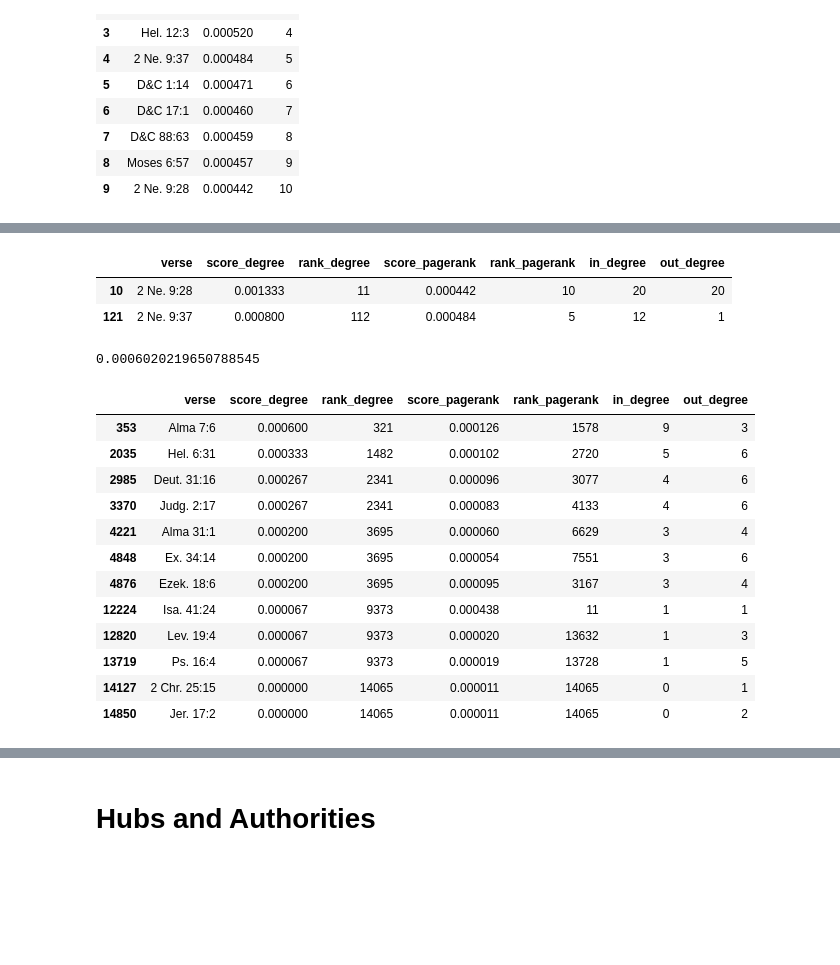
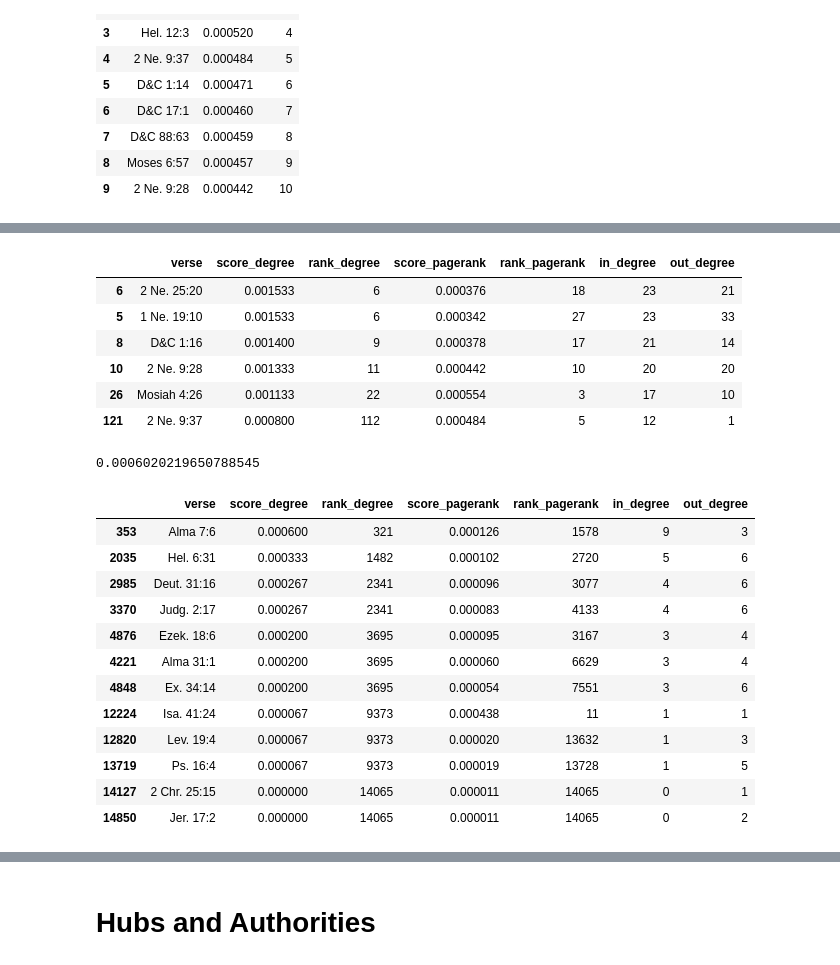
Before and after one commit to skearnes/scripture-graph, a Jupyter notebook: posts/2020-12-31/post.ipynb, the cells around one changed output, grey strips where cells are left out. Drawn from its saved outputs; the diff is of its cells as text; code cells hidden in the pictures; blank space fills up the shorter version.

```diff
--- a/posts/2020-12-31/post.ipynb
+++ b/posts/2020-12-31/post.ipynb
@@ -166,6 +176,7 @@ merged = degree_df.merge(pagerank_df, on='verse', suffixes=('_degree', '_pageran
 assert len(merged) == len(degree_df) == len(pagerank_df)
 merged['in_degree'] = [subgraph.in_degree(verse) for verse in merged.verse.values]
 merged['out_degree'] = [subgraph.out_degree(verse) for verse in merged.verse.values]
+merged = merged.sort_values(['rank_degree', 'rank_pagerank'])
 merged.head()
 # %% [output]
 |  | verse | score_degree | rank_degree | score_pagerank | rank_pagerank | in_degree | out_degree |
@@ -184,8 +214,12 @@ print(t, r**2)
 # %%
-merged[merged.verse.isin(['2 Ne. 9:37', '2 Ne. 9:28'])]
+merged[merged.verse.isin(['1 Ne. 19:10', '2 Ne. 9:37', '2 Ne. 9:28', '2 Ne. 25:20', 'D&C 1:16', 'Mosiah 4:26'])]
 # %% [output]
 |  | verse | score_degree | rank_degree | score_pagerank | rank_pagerank | in_degree | out_degree |
+| 6 | 2 Ne. 25:20 | 0.001533 | 6 | 0.000376 | 18 | 23 | 21 |
+| 5 | 1 Ne. 19:10 | 0.001533 | 6 | 0.000342 | 27 | 23 | 33 |
+| 8 | D&C 1:16 | 0.001400 | 9 | 0.000378 | 17 | 21 | 14 |
 | 10 | 2 Ne. 9:28 | 0.001333 | 11 | 0.000442 | 10 | 20 | 20 |
+| 26 | Mosiah 4:26 | 0.001133 | 22 | 0.000554 | 3 | 17 | 10 |
 | 121 | 2 Ne. 9:37 | 0.000800 | 112 | 0.000484 | 5 | 12 | 1 |
 # %%
 neighbors = [source for source, _ in subgraph.in_edges('2 Ne. 9:37')]
@@ -199,9 +233,9 @@ df
 | 2035 | Hel. 6:31 | 0.000333 | 1482 | 0.000102 | 2720 | 5 | 6 |
 | 2985 | Deut. 31:16 | 0.000267 | 2341 | 0.000096 | 3077 | 4 | 6 |
 | 3370 | Judg. 2:17 | 0.000267 | 2341 | 0.000083 | 4133 | 4 | 6 |
+| 4876 | Ezek. 18:6 | 0.000200 | 3695 | 0.000095 | 3167 | 3 | 4 |
 | 4221 | Alma 31:1 | 0.000200 | 3695 | 0.000060 | 6629 | 3 | 4 |
 | 4848 | Ex. 34:14 | 0.000200 | 3695 | 0.000054 | 7551 | 3 | 6 |
-| 4876 | Ezek. 18:6 | 0.000200 | 3695 | 0.000095 | 3167 | 3 | 4 |
 | 12224 | Isa. 41:24 | 0.000067 | 9373 | 0.000438 | 11 | 1 | 1 |
 | 12820 | Lev. 19:4 | 0.000067 | 9373 | 0.000020 | 13632 | 1 | 3 |
 | 13719 | Ps. 16:4 | 0.000067 | 9373 | 0.000019 | 13728 | 1 | 5 |
```
Also changed, not shown: parts of 6 cells of this notebook.
